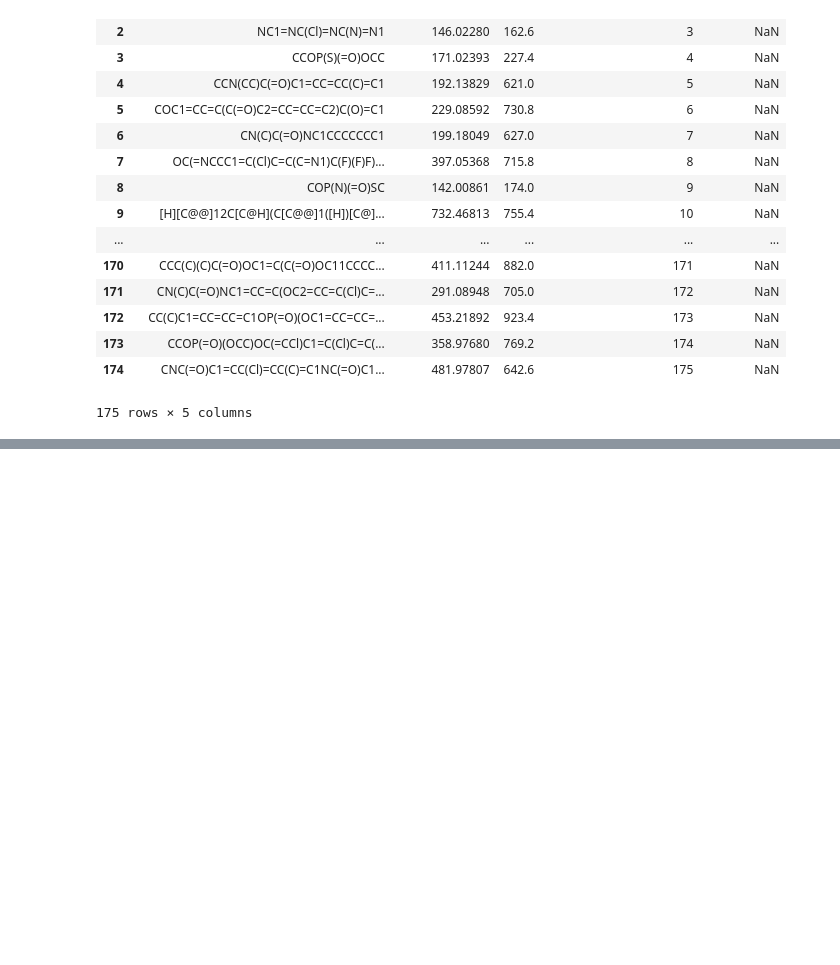
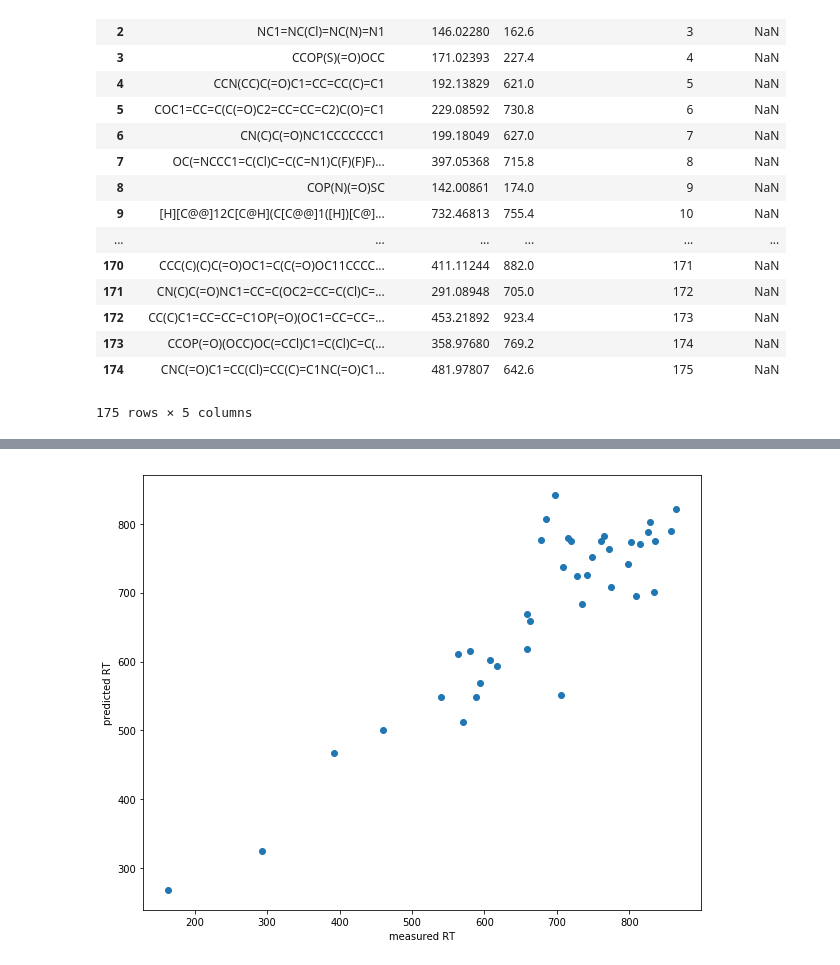
Before and after one commit to RECETOX/CALLC, a Jupyter notebook: rcx-test/testcallc.ipynb, the cells around one changed output, grey strips where cells are left out. Saved outputs shown, nothing was run; the diff lists cells and outputs as text; code cells hidden in the pictures; blank space fills up the shorter version.

```diff
--- a/rcx-test/testcallc.ipynb
+++ b/rcx-test/testcallc.ipynb
@@ -188,0 +196,11 @@ plt.show()
+# %%
+'''
+plt.figure(figsize=(10,8))
+plt.scatter(valp.RT.values,pred_pos.predictions.values)
+plt.xlabel('measured RT')
+plt.ylabel('predicted RT')
+plt.show()
+
+# Dont run, copy of prediction without c18pest
+# %% [output]
+[figure, added]
```
Also changed, not shown: parts of 5 cells of this notebook, 5 other files.
